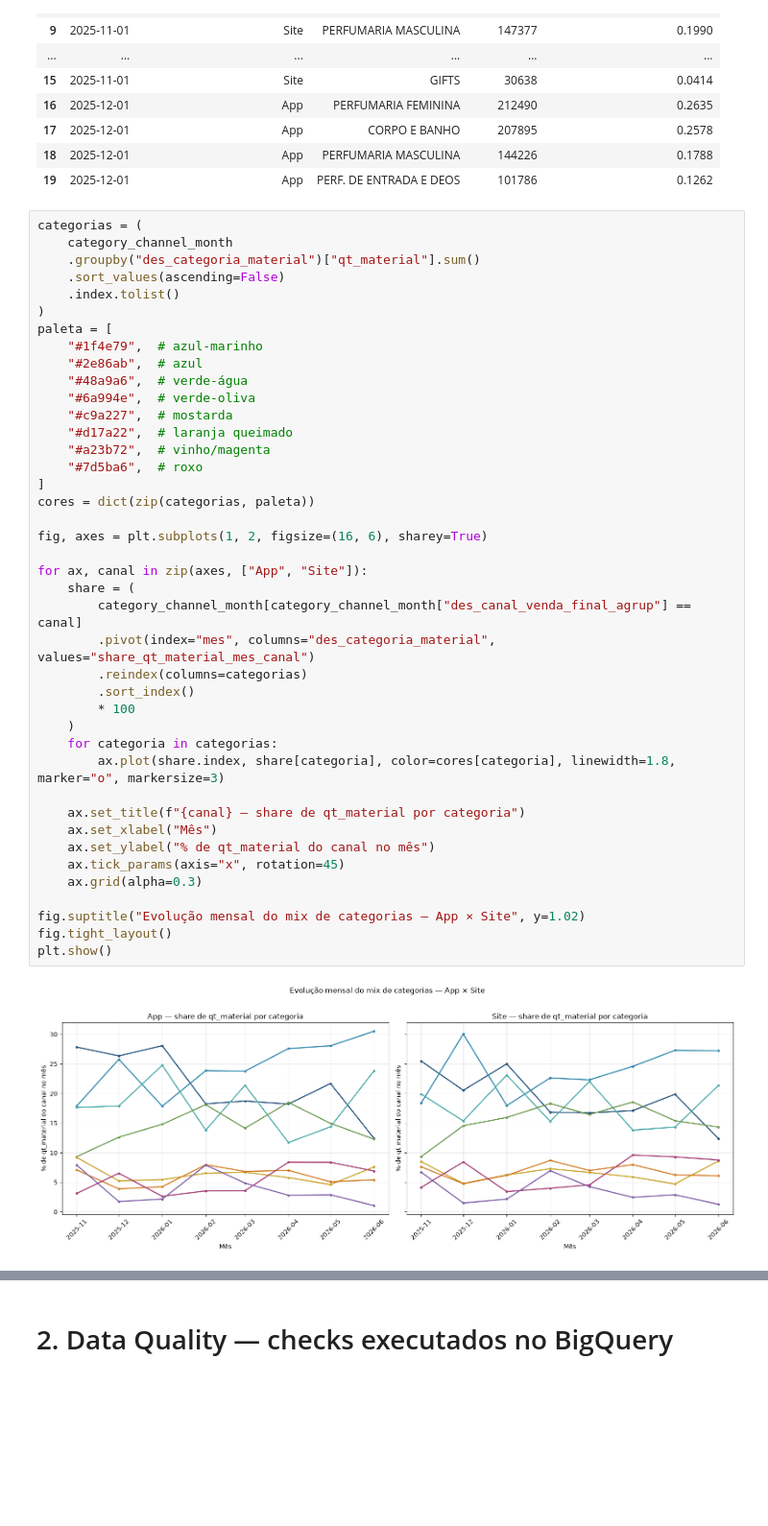
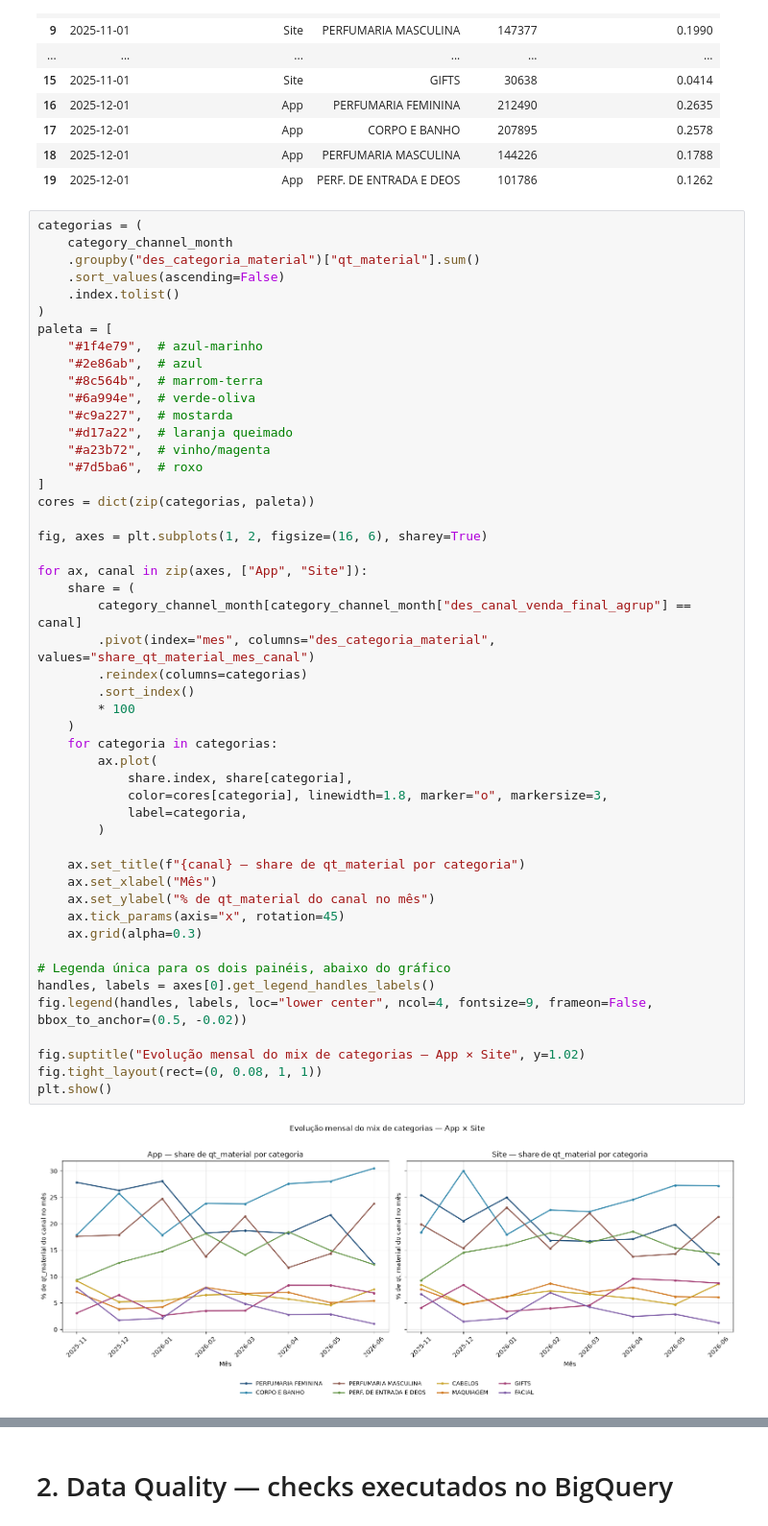
Before and after one commit to guisoares10/Projeto-GB, a Jupyter notebook: notebooks/01_eda_data_quality.ipynb, the cells around one changed output, grey strips where cells are left out. Shown at 96% size. Saved outputs shown, nothing was run; the diff lists cells and outputs as text; blank space fills up the shorter version.

```diff
--- a/notebooks/01_eda_data_quality.ipynb
+++ b/notebooks/01_eda_data_quality.ipynb
@@ -361,36 +545,44 @@ categorias = (
 paleta = [
     "#1f4e79",  # azul-marinho
     "#2e86ab",  # azul
-    "#48a9a6",  # verde-água
+    "#8c564b",  # marrom-terra
     "#6a994e",  # verde-oliva
     "#c9a227",  # mostarda
     "#d17a22",  # laranja queimado
     "#a23b72",  # vinho/magenta
     "#7d5ba6",  # roxo
 ]
 cores = dict(zip(categorias, paleta))
 
 fig, axes = plt.subplots(1, 2, figsize=(16, 6), sharey=True)
 
 for ax, canal in zip(axes, ["App", "Site"]):
     share = (
         category_channel_month[category_channel_month["des_canal_venda_final_agrup"] == canal]
         .pivot(index="mes", columns="des_categoria_material", values="share_qt_material_mes_canal")
         .reindex(columns=categorias)
         .sort_index()
         * 100
     )
     for categoria in categorias:
-        ax.plot(share.index, share[categoria], color=cores[categoria], linewidth=1.8, marker="o", markersize=3)
+        ax.plot(
+            share.index, share[categoria],
+            color=cores[categoria], linewidth=1.8, marker="o", markersize=3,
+            label=categoria,
+        )
 
     ax.set_title(f"{canal} — share de qt_material por categoria")
     ax.set_xlabel("Mês")
     ax.set_ylabel("% de qt_material do canal no mês")
     ax.tick_params(axis="x", rotation=45)
     ax.grid(alpha=0.3)
 
+# Legenda única para os dois painéis, abaixo do gráfico
+handles, labels = axes[0].get_legend_handles_labels()
+fig.legend(handles, labels, loc="lower center", ncol=4, fontsize=9, frameon=False, bbox_to_anchor=(0.5, -0.02))
+
 fig.suptitle("Evolução mensal do mix de categorias — App × Site", y=1.02)
-fig.tight_layout()
+fig.tight_layout(rect=(0, 0.08, 1, 1))
 plt.show()
 # %% [output]
-[figure, old version]
+[figure, new version]
```
Also changed, not shown: parts of 77 cells of this notebook.
